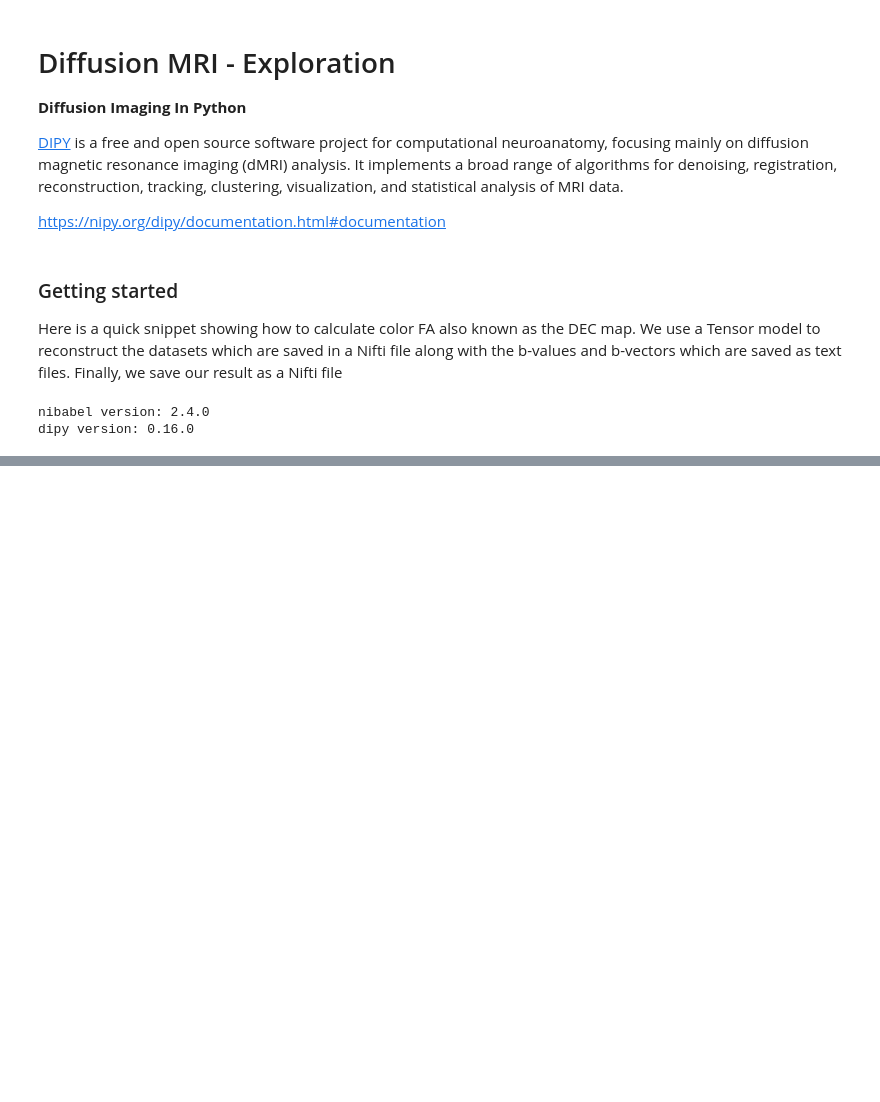
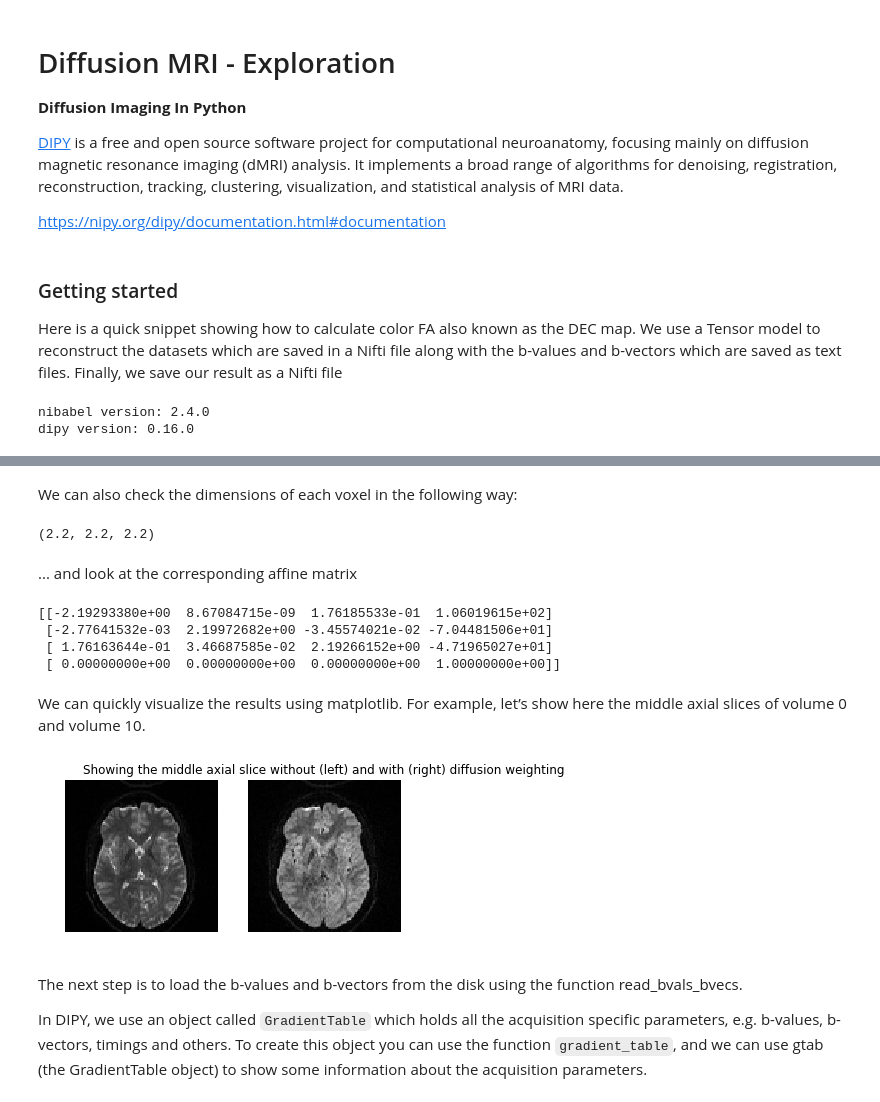
Before and after one commit to computational-medicine/BMED360, a Jupyter notebook: notebooks/3.0-diffusion-mri.ipynb, the cells around one changed output, grey strips where cells are left out. Drawn from its saved outputs; the diff is of its cells as text; code cells hidden in the pictures; blank space fills up the shorter version.

Commit message:
elaborated on the dipy 3.0-diffusion notebook

```diff
--- a/notebooks/3.0-diffusion-mri.ipynb
+++ b/notebooks/3.0-diffusion-mri.ipynb
@@ -51,0 +56,3 @@ save_nifti('%s/%s_dwi_colorfa.nii.gz' % (results_folder, subj), tenfit.color_fa,
+# %%
+img = nib.load(fdwi)
+data = img.get_data()
@@ -51,0 +67,33 @@ save_nifti('%s/%s_dwi_colorfa.nii.gz' % (results_folder, subj), tenfit.color_fa,
+# %% [markdown]
+We can also check the dimensions of each voxel in the following way:
+# %%
+print(img.header.get_zooms()[:3])
+# %% [output]
+(2.2, 2.2, 2.2)
+# %% [markdown]
+... and look at the corresponding affine matrix
+# %%
+print(img.affine)
+# %% [output]
+[[-2.19293380e+00  8.67084715e-09  1.76185533e-01  1.06019615e+02]
+ [-2.77641532e-03  2.19972682e+00 -3.45574021e-02 -7.04481506e+01]
+ [ 1.76163644e-01  3.46687585e-02  2.19266152e+00 -4.71965027e+01]
+ [ 0.00000000e+00  0.00000000e+00  0.00000000e+00  1.00000000e+00]]
+# %% [markdown]
+We can quickly visualize the results using matplotlib. For example, let’s show here the middle axial slices of volume 0 and volume 10.
+# %%
+axial_middle = data.shape[2] // 2
+plt.figure('Showing the datasets')
+plt.subplot(1, 2, 1).set_axis_off()
+plt.imshow(data[:, :, axial_middle, 0].T, cmap='gray', origin='lower')
+plt.subplot(1, 2, 2).set_axis_off()
+plt.imshow(data[:, :, axial_middle, 10].T, cmap='gray', origin='lower')
+plt.title('Showing the middle axial slice without (left) and with (right) diffusion weighting')
+plt.show()
+#plt.savefig('data.png', bbox_inches='tight')
+# %% [output]
+[figure, added]
+# %% [markdown]
+The next step is to load the b-values and b-vectors from the disk using the function read_bvals_bvecs.
+
+In DIPY, we use an object called `GradientTable` which holds all the acquisition specific parameters, e.g. b-values, b-vectors, timings and others. To create this object you can use the function `gradient_table`, and we can use gtab (the GradientTable object) to show some information about the acquisition parameters.
```
Also changed, not shown: parts of 16 cells of this notebook.
